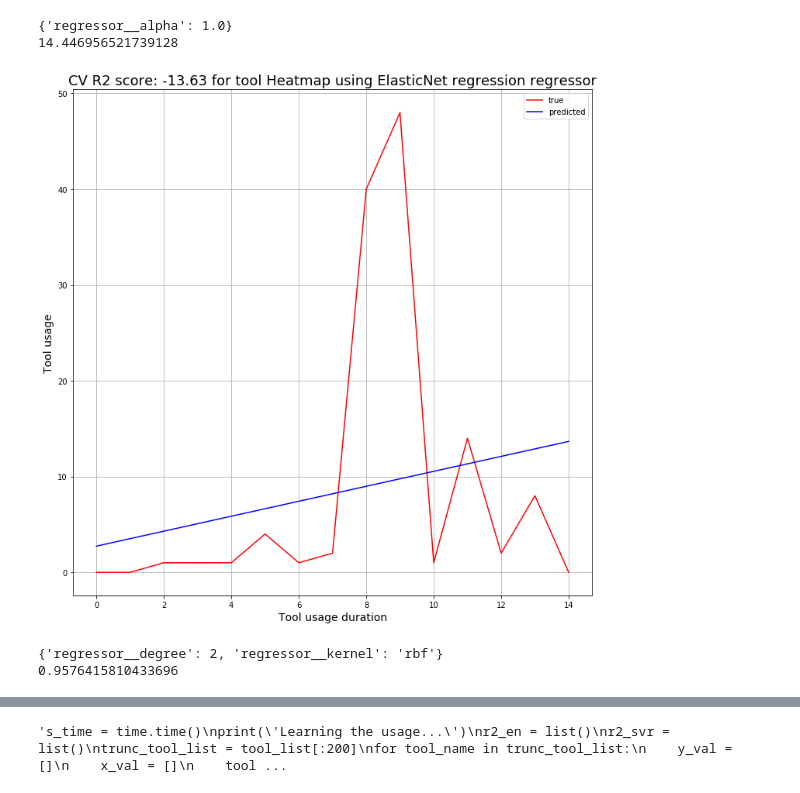
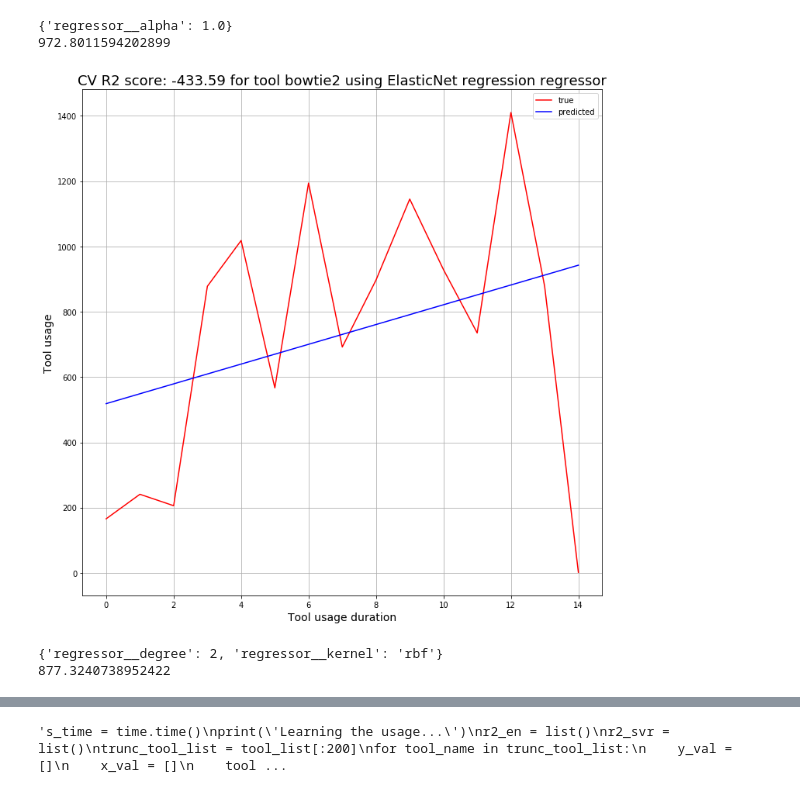
Before and after one commit to anuprulez/similar_galaxy_workflow, a Jupyter notebook: predict_tool_usage.ipynb, the cells around one changed output, grey strips where cells are left out. Cells and saved outputs as stored; diff of their text form; code cells hidden in the pictures.

```diff
--- a/predict_tool_usage.ipynb
+++ b/predict_tool_usage.ipynb
@@ -141,7 +141,7 @@ def plot_hist(tool_name):
     predictions_svr, score_svr = predict_curve(x_reshaped, y_reshaped, x_reshaped, 'svr')
     plot_predictions(y_reshaped, predictions_svr, tool_name, 'SVR', score_svr)
 
-plot_hist('Heatmap')
+plot_hist('bowtie2')
 
 # get performance of linear regressor and svr
 '''s_time = time.time()
@@ -181,5 +181,5 @@ plt.show()'''
 {'regressor__alpha': 1.0}
-14.446956521739128
+972.8011594202899
-[figure, old version]
+[figure, new version]
 {'regressor__degree': 2, 'regressor__kernel': 'rbf'}
-0.9576415810433696
+877.3240738952422
```
Also changed, not shown: parts of 2 cells of this notebook, 6 other files.
